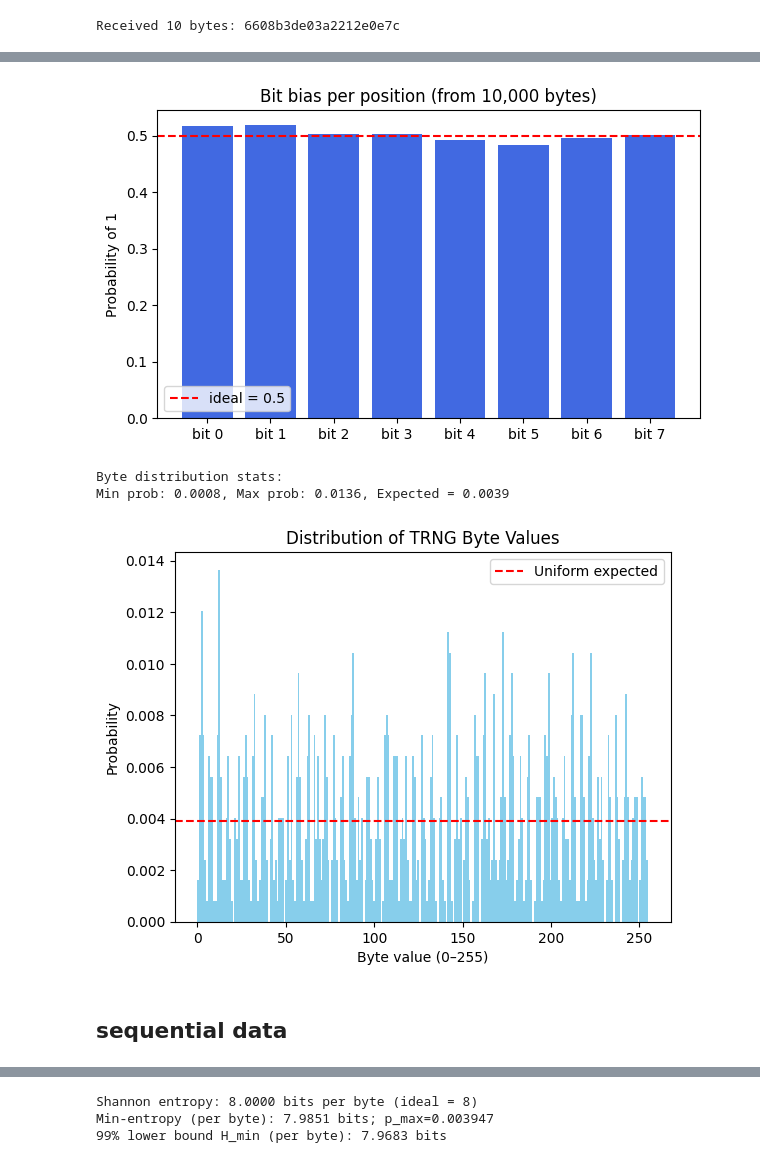
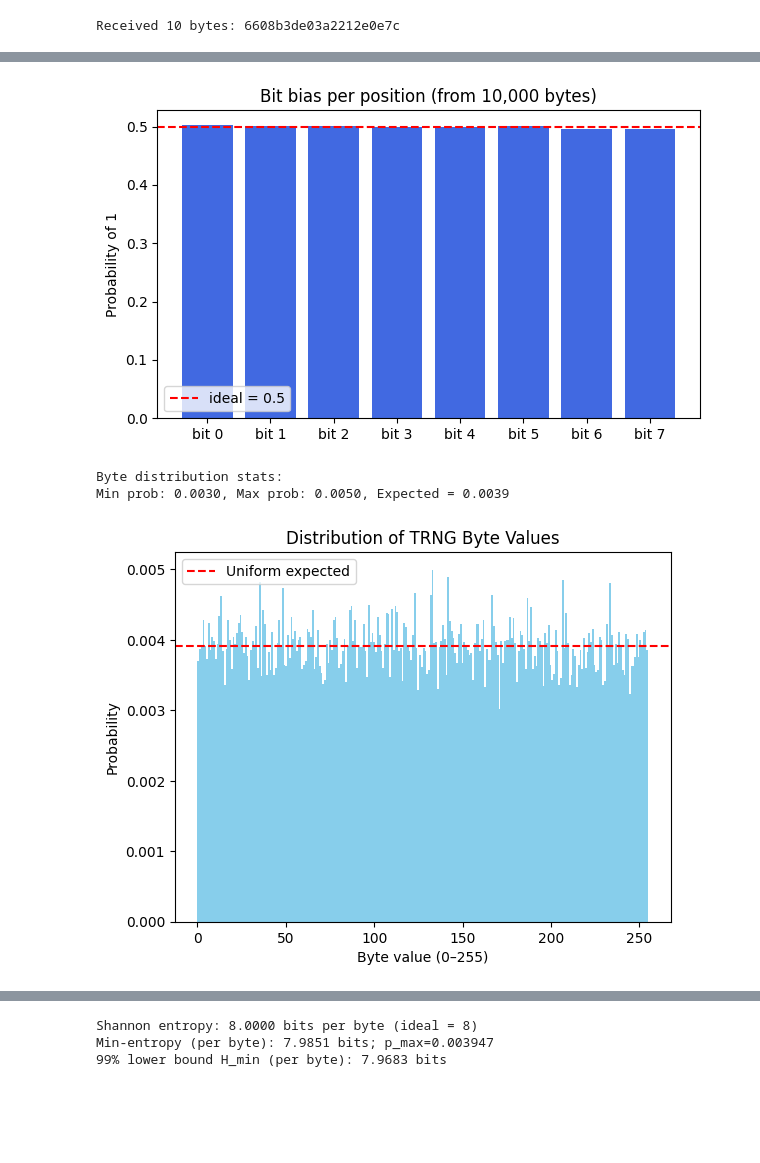
Before and after one commit to alonab01/chipwhisperer, a Jupyter notebook: secure-hardware/TRNG/combined_trng/jupyter/TRNG_Project.ipynb, the cells around one changed output, grey strips where cells are left out. Cells and saved outputs as stored; diff of their text form; code cells hidden in the pictures; blank space fills up the shorter version.

```diff
--- a/secure-hardware/TRNG/combined_trng/jupyter/TRNG_Project.ipynb
+++ b/secure-hardware/TRNG/combined_trng/jupyter/TRNG_Project.ipynb
@@ -108,41 +367,5 @@ Received 10 bytes: 6608b3de03a2212e0e7c
 # %%
-import numpy as np
-import time
-import logging   # <-- add this
-
-# Silence ChipWhisperer "Target" warnings
-logging.getLogger("ChipWhisperer Target").setLevel(logging.ERROR)
-
-name_str = f"1m_bit_random_data_osc_in_firmware_30k_sequential"
-
-CHUNK = 10            # safe per-request size
-I = 125*3
-N = I*CHUNK               # total bytes you want
-buf = bytearray()
-scmd = 0
-# Loop until we have N bytes
-remaining = N
-while remaining > 0:
-    print(f"Need {remaining} more bytes…")
-    target.flush()
-    want = min(CHUNK, remaining)
-
-
-    # Ask target for that chunk
-    target.send_cmd('b',scmd,want.to_bytes(1,'little'))
-
-    # Read exactly 'want' bytes (no ack check until final)
-    chunk = target.simpleserial_read('r', want, timeout=200000)
-    if chunk is None or len(chunk) != want:
-        print("Bad block, skipping…")
-        continue
-
-    buf.extend(chunk)
-    remaining -= want
-
-
 # ---------- Analysis ----------
-data = np.frombuffer(buf, dtype=np.uint8)
 biases = []
 
 for b in range(8):
@@ -176,11 +399,4 @@ plt.ylabel("Probability")
 plt.title("Distribution of TRNG Byte Values")
 plt.legend()
 plt.show()
-
-np.save("../data/sequential/"+name_str, data)
-# --- Sequential test: write one long file ---
-bits_seq = np.unpackbits(data)
-# Pack bits into bytes
-packed = np.packbits(bits_seq)
-packed.tofile("C:\\Users\\alona\\ChipWhisperer\\chipwhisperer\\secure-hardware\\TRNG\\sts-2.1.2\\data\\sequential\\"+name_str+".bin")
 # %% [output]
@@ -204,6 +420,4 @@ bit 7: p1=0.50160
-[figure, old version]
+[figure, new version]
 Byte distribution stats:
-Min prob: 0.0008, Max prob: 0.0136, Expected = 0.0039
+Min prob: 0.0030, Max prob: 0.0050, Expected = 0.0039
-[figure, old version]
+[figure, new version]
-# %% [markdown]
-## sequential data
```
Also changed, not shown: parts of 22 cells of this notebook.
